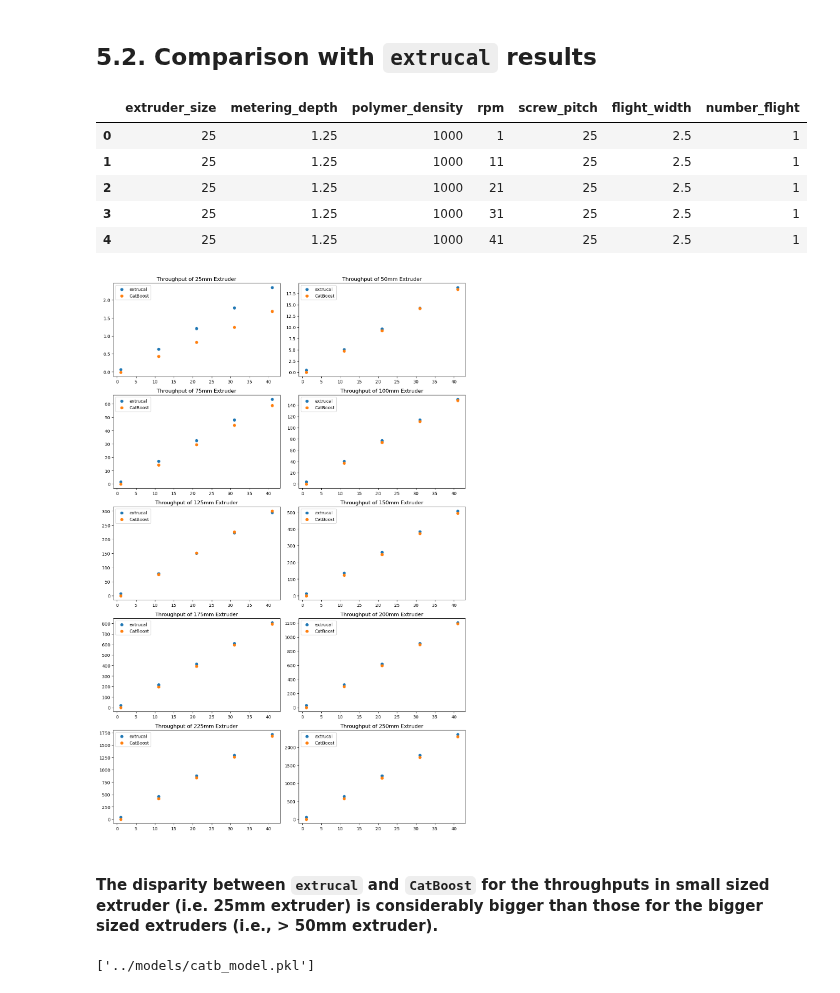
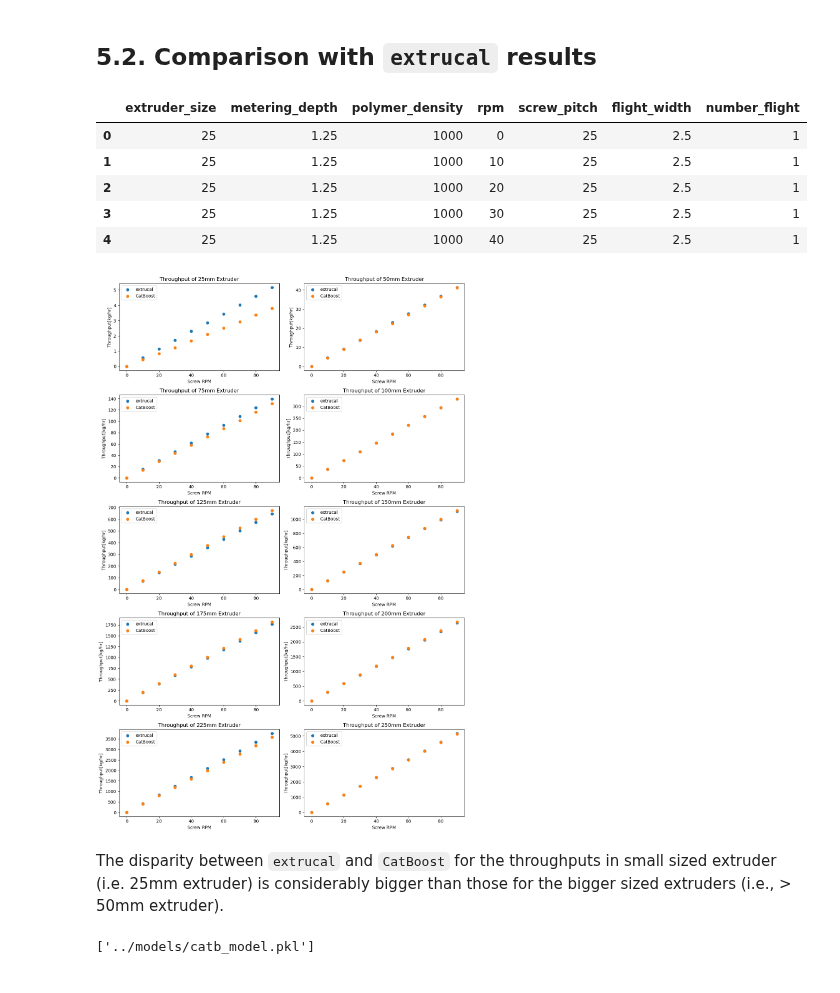
Before and after one commit to johnwslee/extrucal_machine-learning, a Jupyter notebook: notebooks/2_Machine_Learning.ipynb, the cells around one changed output. Saved outputs shown, nothing was run; the diff lists cells and outputs as text; code cells hidden in the pictures.

```diff
--- a/notebooks/2_Machine_Learning.ipynb
+++ b/notebooks/2_Machine_Learning.ipynb
@@ -246,14 +246,16 @@ mape(y_test, y_pred)
 # %%
 extruder_size = []
 for i in range(25, 251, 25):
-    extruder_size.extend([i]*5)
+    extruder_size.extend([i] * 10)
 
-metering_depth_percent = [0.05] * 50
-polymer_density = [1000] * 50
-screw_pitch_percent = [1] * 50
-flight_width_percent = [0.1] * 50
-number_flight = [1] * 50
-rpm = [r for r in range(1, 42, 10)] * 10  # the results are not zero for 0 rpm because of the log related stuffs.
+metering_depth_percent = [0.05] * 100
+polymer_density = [1000] * 100
+screw_pitch_percent = [1] * 100
+flight_width_percent = [0.1] * 100
+number_flight = [1] * 100
+rpm = [
+    r for r in range(0, 92, 10)
+] * 10
 # %%
 df = pd.DataFrame(
     {"extruder_size": extruder_size,
@@ -277,11 +279,11 @@ df = df[new_col_order]
 df.head()
 # %% [output]
 |  | extruder_size | metering_depth | polymer_density | rpm | screw_pitch | flight_width | number_flight |
-| 0 | 25 | 1.25 | 1000 | 1 | 25 | 2.5 | 1 |
-| 1 | 25 | 1.25 | 1000 | 11 | 25 | 2.5 | 1 |
-| 2 | 25 | 1.25 | 1000 | 21 | 25 | 2.5 | 1 |
-| 3 | 25 | 1.25 | 1000 | 31 | 25 | 2.5 | 1 |
-| 4 | 25 | 1.25 | 1000 | 41 | 25 | 2.5 | 1 |
+| 0 | 25 | 1.25 | 1000 | 0 | 25 | 2.5 | 1 |
+| 1 | 25 | 1.25 | 1000 | 10 | 25 | 2.5 | 1 |
+| 2 | 25 | 1.25 | 1000 | 20 | 25 | 2.5 | 1 |
+| 3 | 25 | 1.25 | 1000 | 30 | 25 | 2.5 | 1 |
+| 4 | 25 | 1.25 | 1000 | 40 | 25 | 2.5 | 1 |
 # %%
 df["CatBoost_model"] = np.expm1(pipe_catb.predict(df))
 # %%
@@ -298,24 +300,26 @@ df["extrucal"] = df.apply(
 # %%
 fig, axs = plt.subplots(figsize=(12, 18), nrows=5, ncols=2)
 r = 0
 c = 0
 for size in list(df["extruder_size"].unique()):
     temp = df.query(f"extruder_size == {size}")
     axs[r, c].scatter(temp["rpm"], temp["extrucal"], label="extrucal")
     axs[r, c].scatter(temp["rpm"], temp["CatBoost_model"], label="CatBoost")
     axs[r, c].set_title(f"Throughput of {size}mm Extruder")
+    axs[r, c].set_xlabel("Screw RPM")
+    axs[r, c].set_ylabel("Throughput[kg/hr]")
     axs[r, c].legend()
     if c < 1:
         c += 1
     else:
         r += 1
         c = 0
 plt.tight_layout()
 plt.show();
 # %% [output]
-[figure, old version]
+[figure, new version]
 # %% [markdown]
-#### The disparity between `extrucal` and `CatBoost` for the throughputs in small sized extruder (i.e. 25mm extruder) is considerably bigger than those for the bigger sized extruders (i.e., > 50mm extruder).
+The disparity between `extrucal` and `CatBoost` for the throughputs in small sized extruder (i.e. 25mm extruder) is considerably bigger than those for the bigger sized extruders (i.e., > 50mm extruder).
 # %%
 joblib.dump(pipe_catb, "../models/catb_model.pkl")
 # %% [output]
```
Also changed, not shown: parts of 8 cells of this notebook, 8 other files.
